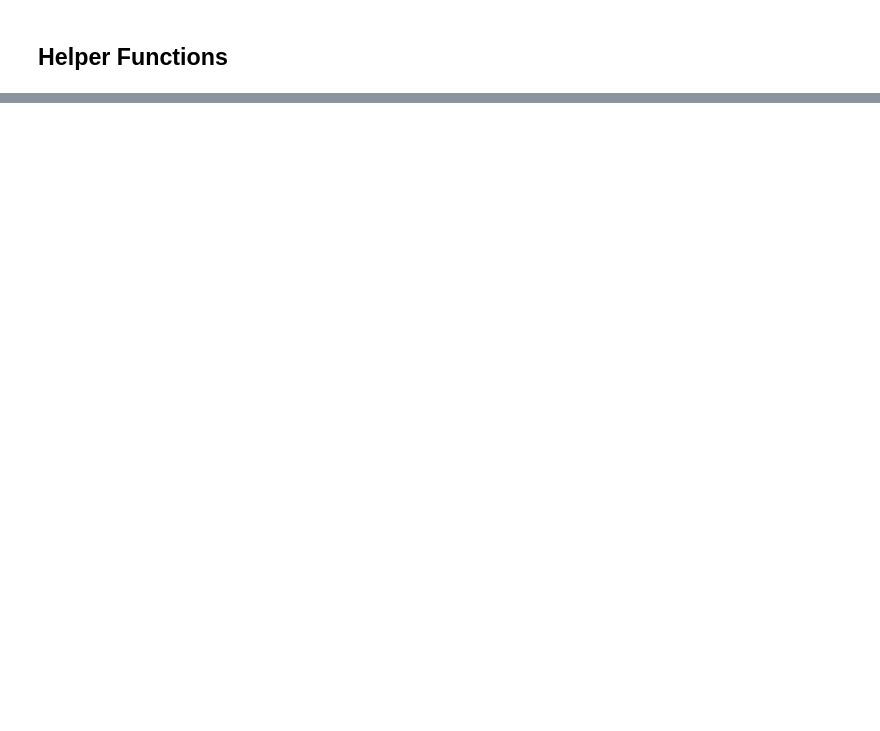
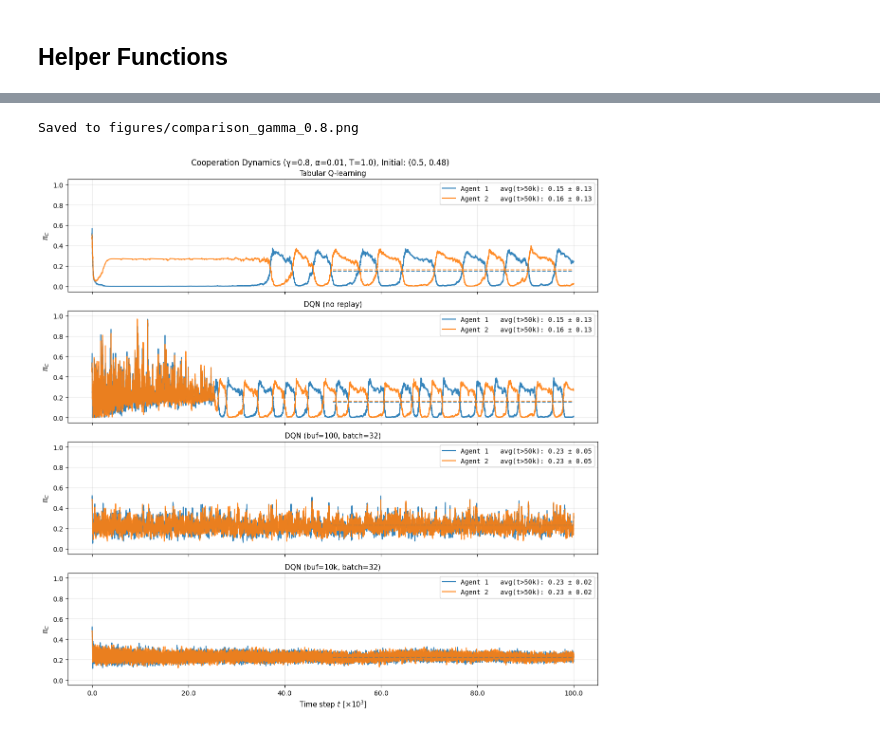
Before and after one commit to golldavid/PaperCompanion_DetModelMAQL, a Jupyter notebook: deepRL_extension/experiment.ipynb, the cells around one changed output, grey strips where cells are left out. Saved outputs shown, nothing was run; the diff lists cells and outputs as text; code cells hidden in the pictures; blank space fills up the shorter version.

```diff
--- a/deepRL_extension/experiment.ipynb
+++ b/deepRL_extension/experiment.ipynb
@@ -584,0 +321,21 @@ print("-" * 85)
+# %%
+print(f"Running all γ=0.8 experiments (t={NUM_STEPS_LONG})...\n")
+
+all_results_g8 = {}
+for config in EXPERIMENT_CONFIGS:
+    print(f"Running {config['label']}...")
+    if config['type'] == 'tabular':
+        result = run_tabular_experiment(
+            discount_factor=0.8, initial_probs=INITIAL_PROBS,
+            num_time_steps=NUM_STEPS_LONG, seed=SEED
+        )
+    else:
+        result = run_dqn_experiment(
+            discount_factor=0.8, initial_probs=INITIAL_PROBS,
+            num_time_steps=NUM_STEPS_LONG,
+            buffer_size=config['buffer_size'],
+            batch_size=config['batch_size'], seed=SEED
+        )
+    all_results_g8[config['label']] = result
+
+print("\nDone.")
@@ -584,0 +351,10 @@ print("-" * 85)
+# %%
+plot_comparison(
+    all_results_g8,
+    suptitle=f"Cooperation Dynamics (γ=0.8, α={LEARNING_RATE}, T={TEMPERATURE}), Initial: {INITIAL_PROBS}",
+    save_path='figures/comparison_gamma_0.8.png',
+    avg_from=AVG_FROM
+)
+# %% [output]
+Saved to figures/comparison_gamma_0.8.png
+[figure, added]
```
Also changed, not shown: parts of 30 cells of this notebook, 1 other file.
